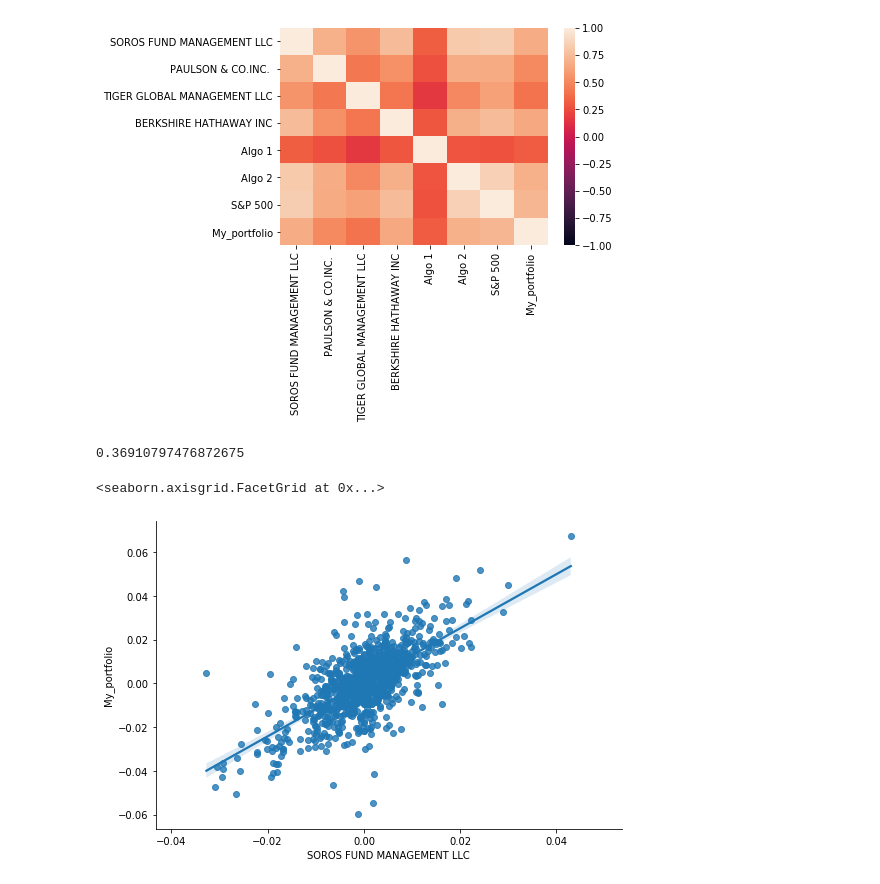
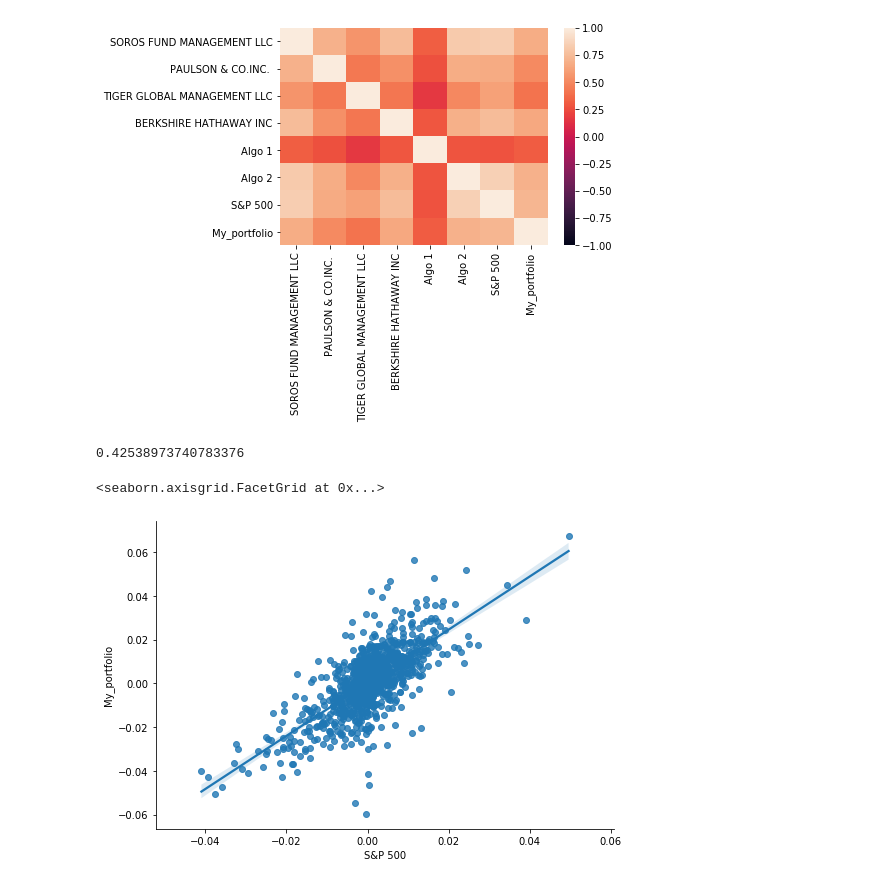
Before and after one commit to boranova/A-Whale-Off-the-Port-folio, a Jupyter notebook: whale_analysis.ipynb, the cells around one changed output. Drawn from its saved outputs; the diff is of its cells as text; code cells hidden in the pictures.

```diff
--- a/whale_analysis.ipynb
+++ b/whale_analysis.ipynb
@@ -669,17 +669,17 @@ sns.heatmap(correlation_new,vmin=-1, vmax=1)
 <matplotlib.axes._subplots.AxesSubplot at 0x...>
 [figure]
 # %%
-# Betacompared to the Soros portfolio
+# Beta compared to the Soros portfolio
 
-covariance_MP = combined_df["My_portfolio"].cov(combined_df["SOROS FUND MANAGEMENT LLC"])
+covariance_MP = combined_df["My_portfolio"].cov(combined_df["S&P 500"])
 variance_MP  = combined_df["My_portfolio"].var()
 
 My_portfolio_beta = covariance_MP / variance_MP
 My_portfolio_beta
 # %% [output]
-0.36910797476872675
+0.42538973740783376
 # %%
-sns.lmplot(x='SOROS FUND MANAGEMENT LLC', y='My_portfolio', data=combined_df, aspect=1.5, fit_reg=True)
+sns.lmplot(x='S&P 500', y='My_portfolio', data=combined_df, aspect=1.5, fit_reg=True)
 # %% [output]
 <seaborn.axisgrid.FacetGrid at 0x...>
-[figure, old version]
+[figure, new version]
```
Also changed, not shown: parts of 1 cell of this notebook, 4 other files.
